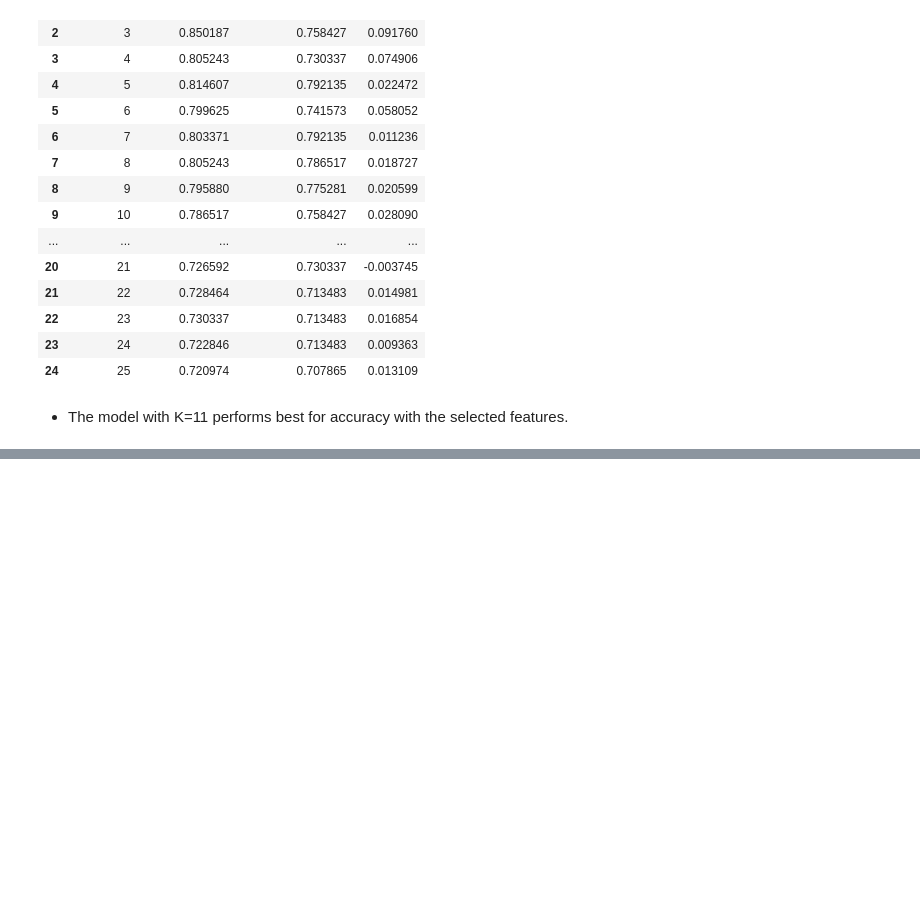
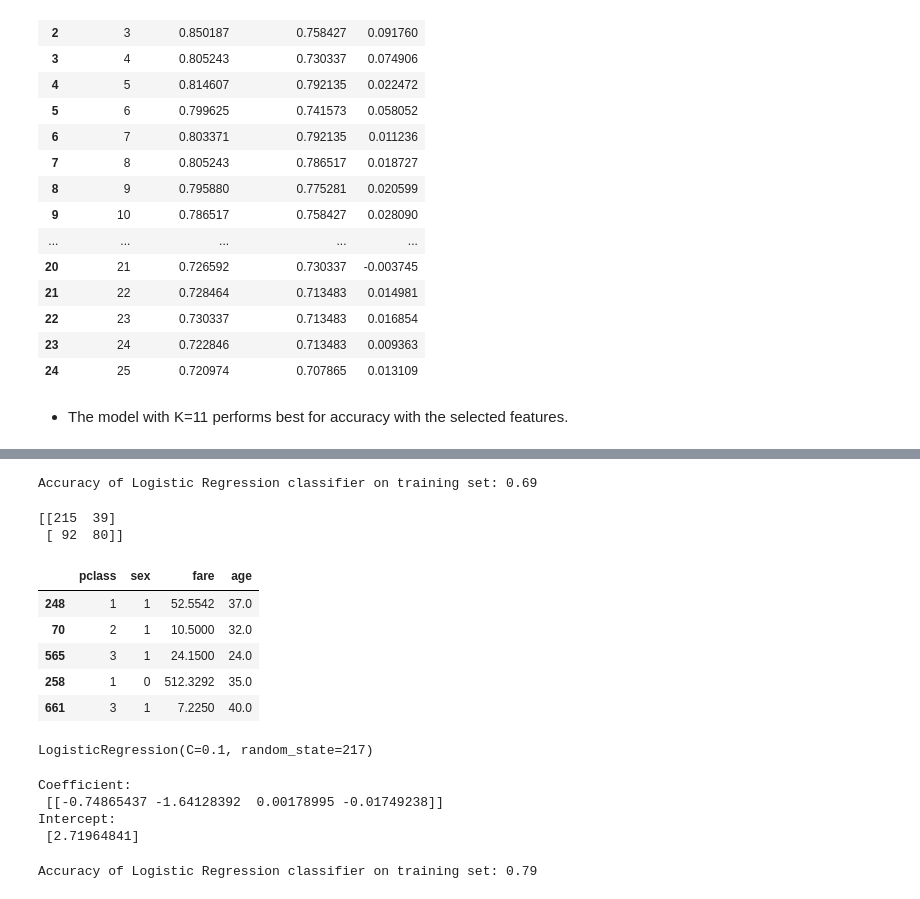
Before and after one commit to dashbringhurst/classification-exercises, a Jupyter notebook: model.ipynb, the cells around one changed output, grey strips where cells are left out. Cells and saved outputs as stored; diff of their text form; code cells hidden in the pictures; blank space fills up the shorter version.

```diff
--- a/model.ipynb
+++ b/model.ipynb
@@ -971,0 +1030,2 @@ df
+# %%
+df2 = pd.concat([df2, df2_dummy], axis=1)
@@ -971,0 +1064,2 @@ df
+# %%
+train2, validate2, test2 = prepare.split_data(df2, 'survived')
@@ -971,0 +1089,25 @@ df
+# %%
+print('Accuracy of Logistic Regression classifier on training set: {:.2f}'
+     .format(logit.score(X_train, y_train)))
+# %% [output]
+Accuracy of Logistic Regression classifier on training set: 0.69
+# %%
+print(confusion_matrix(y_train, y_pred))
+# %% [output]
+[[215  39]
+ [ 92  80]]
+# %%
+X_col2 = ['pclass', 'sex', 'fare','age']
+y_col2 = 'survived'
+# %%
+X_train2, y_train2 = train2[X_col2], train2[y_col2]
+X_validate2, y_validate2 = validate2[X_col2], validate2[y_col2]
+# %%
+X_train2.head()
+# %% [output]
+|  | pclass | sex | fare | age |
+| 248 | 1 | 1 | 52.5542 | 37.0 |
+| 70 | 2 | 1 | 10.5000 | 32.0 |
+| 565 | 3 | 1 | 24.1500 | 24.0 |
+| 258 | 1 | 0 | 512.3292 | 35.0 |
+| 661 | 3 | 1 | 7.2250 | 40.0 |
@@ -971,0 +1116,12 @@ df
+# %%
+logit2.fit(X_train2, y_train2)
+# %% [output]
+LogisticRegression(C=0.1, random_state=217)
+# %%
+print('Coefficient: \n', logit2.coef_)
+print('Intercept: \n', logit2.intercept_)
+# %% [output]
+Coefficient:
+ [[-0.74865437 -1.64128392  0.00178995 -0.01749238]]
+Intercept:
+ [2.71964841]
@@ -971,0 +1131,5 @@ df
+# %%
+print('Accuracy of Logistic Regression classifier on training set: {:.2f}'
+     .format(logit2.score(X_train2, y_train2)))
+# %% [output]
+Accuracy of Logistic Regression classifier on training set: 0.79
```
Also changed, not shown: parts of 51 cells of this notebook.
